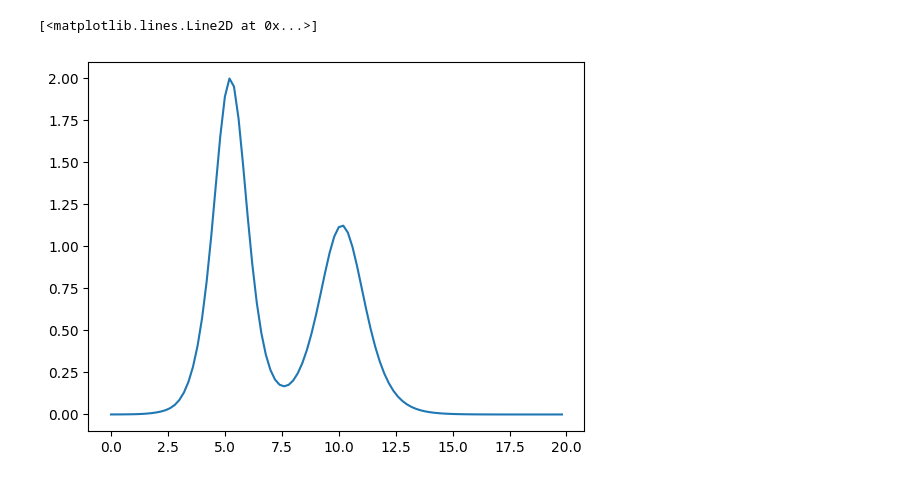
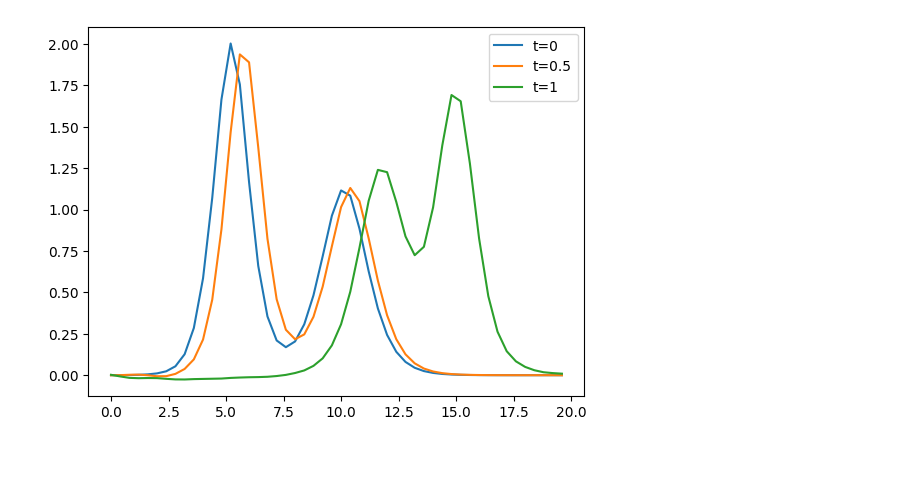
Before and after one commit to Kohmann/master-GAN, a Jupyter notebook: waveEquations/kdv_minimal.ipynb, the cells around one changed output. Drawn from its saved outputs; the diff is of its cells as text; code cells hidden in the pictures.

```diff
--- a/waveEquations/kdv_minimal.ipynb
+++ b/waveEquations/kdv_minimal.ipynb
@@ -46,8 +43,5 @@ Df = lambda u: -np.matmul(D1, eta*np.diag(u) + gamma**2*D2)
 # %%
-def grid(P=20, M=100):
-    dx = P/M
-    x = np.linspace(0, P-dx, M)
-    return x, dx
+# Utility functions
 def difference_matrices(P=20, M=100):
     dx = P/M
     e = np.ones(M) # unit vector of length M
@@ -56,3 +50,22 @@ def difference_matrices(P=20, M=100):
     # 2nd order central difference matrix:
     D2 = 1/dx**2*spdiags([e,e,-2*e,e,e], np.array([-M+1,-1,0,1,M-1]), M, M).toarray()
     return D1, D2
+
+def midpoint_method(u, un, t ,f ,Df ,dt ,M ,tol ,max_iter):
+    '''
+    Integrating one step of the ODE u_t = f, from u to un,
+    with the implicit midpoint method
+    Using Newton's method to find un
+    '''
+    I = np.eye(M)
+    F = lambda u_hat: 1/dt*(u_hat-u) - f((u+u_hat)/2, t+.5*dt)
+    J = lambda u_hat: 1/dt*I - 1/2*Df((u+u_hat)/2)
+    err = la.norm(F(un))
+    it = 0
+    while err > tol:
+        un = un - la.solve(J(un),F(un))
+        err = la.norm(F(un))
+        it += 1
+        if it > max_iter:
+            break
+    return un
@@ -122,0 +84,14 @@ Initial conditions: P = 20, M = 100, k1 = 1.0, k2 = 0.75, d1 = 0.25, d2 = 0.5
+# %%
+# Parameters
+eta = 6.0
+gamma = 1.0
+
+t_max = 2
+c = 1.4 # the speed and two times the height of the wave
+P = 20  # period
+M = 100  # number of spatial points
+N = 100 # number of temporal points
+
+# Grids
+x, dx = grid(P, M) # spatial grid
+t, dt = grid(t_max, N) # temporal grid
@@ -132,5 +112,4 @@ for i, t_step in enumerate(t[:-1]):
 # %%
-plt.plot(x, u[3,:], label='t=0')
+plt.plot(x, u[3,:], label='t=0'); plt.plot(x, u[10,:], label='t=0.5'); plt.plot(x, u[-1,:], label='t=1'); plt.legend();
 # %% [output]
-[<matplotlib.lines.Line2D at 0x...>]
-[figure, old version]
+[figure, new version]
```
Also changed, not shown: parts of 22 cells of this notebook, 4 other files.
